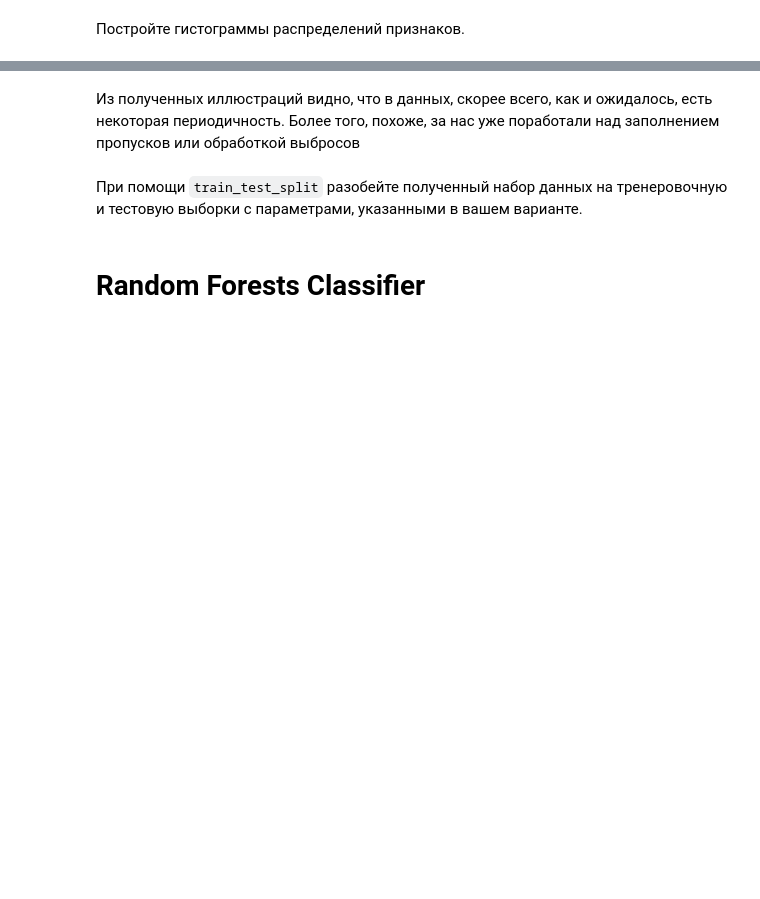
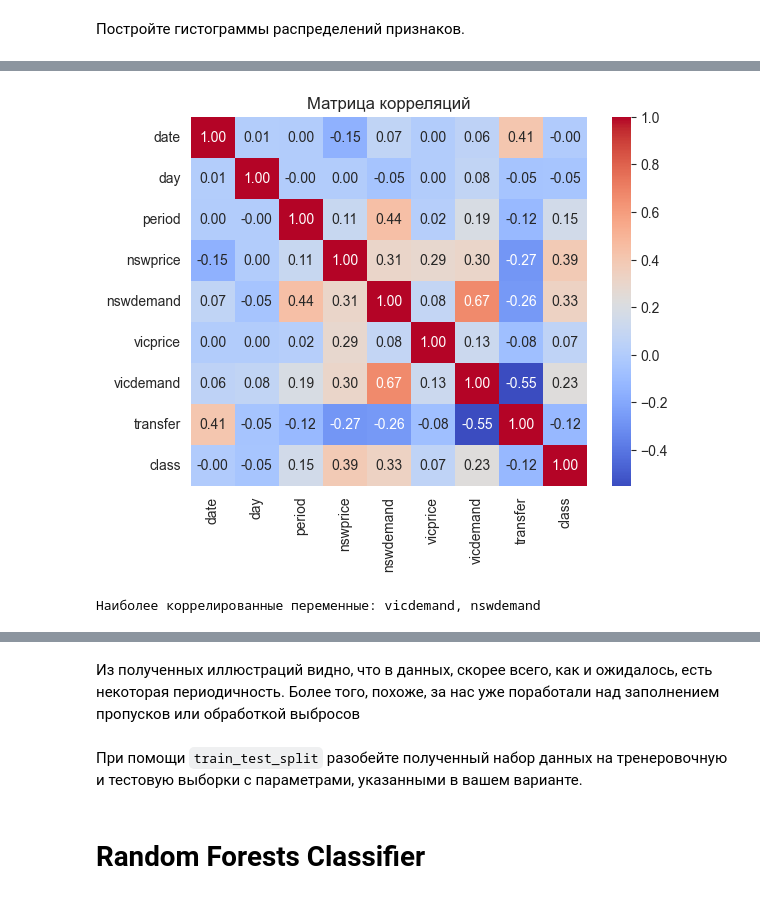
Before and after one commit to spacexerq/ml, a Jupyter notebook: OE_3/Ensembles_Students.ipynb, the cells around one changed output, grey strips where cells are left out. Saved outputs shown, nothing was run; the diff lists cells and outputs as text; code cells hidden in the pictures; blank space fills up the shorter version.

```diff
--- a/OE_3/Ensembles_Students.ipynb
+++ b/OE_3/Ensembles_Students.ipynb
@@ -54,0 +107,3 @@ J. Gama, P. Medas, G. Castillo, and P. Rodrigues. Learning with drift detection.
+# %%
+correlation_matrix = df.corr()
+print(correlation_matrix)
@@ -54,0 +128,14 @@ J. Gama, P. Medas, G. Castillo, and P. Rodrigues. Learning with drift detection.
+# %%
+sns.heatmap(correlation_matrix, annot=True, fmt=".2f", cmap='coolwarm')
+plt.title('Матрица корреляций')
+plt.show()
+# %% [output]
+[figure, added]
+# %%
+correlation_pairs = correlation_matrix.unstack().sort_values(ascending=False)
+# Убираем самосвязи (корреляция 1)
+correlation_pairs = correlation_pairs[correlation_pairs < 1]
+most_correlated = correlation_pairs.idxmax()  # Пара с максимальной корреляцией
+print(f'Наиболее коррелированные переменные: {most_correlated[0]}, {most_correlated[1]}')
+# %% [output]
+Наиболее коррелированные переменные: vicdemand, nswdemand
```
Also changed, not shown: parts of 13 cells of this notebook, 4 other files.
